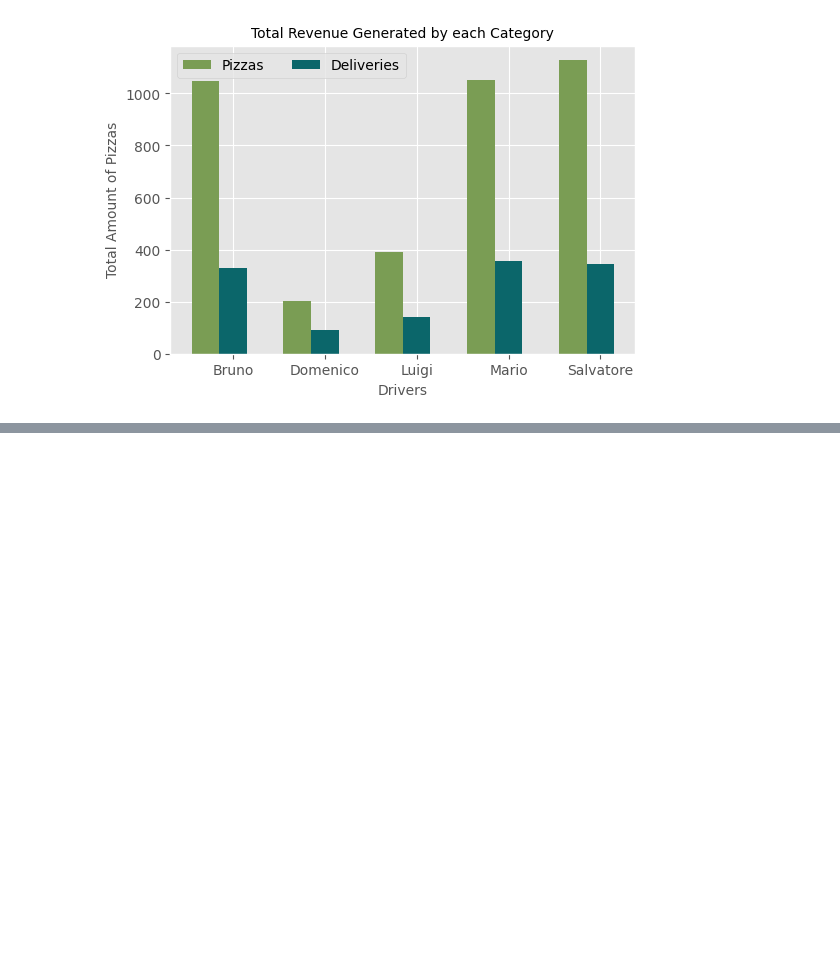
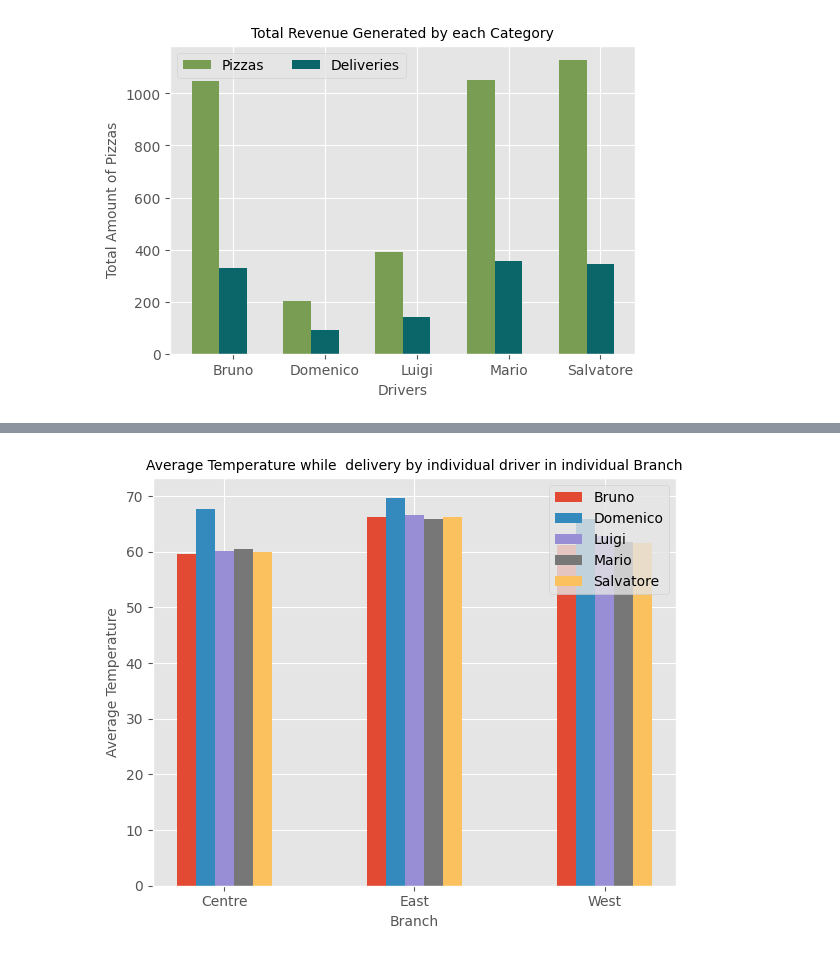
Before and after one commit to abhisunny2610/Data-Science, a Jupyter notebook: Visualization/Pizza Delivery Visualization.ipynb, the cells around one changed output, grey strips where cells are left out. Saved outputs shown, nothing was run; the diff lists cells and outputs as text; code cells hidden in the pictures; blank space fills up the shorter version.

```diff
--- a/Visualization/Pizza Delivery Visualization.ipynb
+++ b/Visualization/Pizza Delivery Visualization.ipynb
@@ -362,0 +365,2 @@ plt.show()
+# %%
+average_temp_by_driver = branch_group.apply(lambda group:group.groupby("driver")["temperature"].mean())
@@ -362,0 +375,23 @@ plt.show()
+# %%
+fig, axes = plt.subplots(figsize=(6,5), tight_layout=True)
+
+width = 0.1
+offset= 0
+
+labels = np.arange(len(average_temp_by_driver.index))
+
+for branch, values in average_temp_by_driver.items():
+    axes.bar(labels+offset, values, width=width, label=branch)
+    offset +=width
+
+midpoint = labels+(len(average_temp_by_driver.columns)*width)/2
+axes.set_xticks(midpoint-(width/2), average_temp_by_driver.index)
+
+axes.set_xlabel("Branch",  fontsize=10)
+axes.set_ylabel("Average Temperature",  fontsize=10)
+plt.title("Average Temperature while  delivery by individual driver in individual Branch", fontsize=10)
+
+axes.legend()
+plt.show()
+# %% [output]
+[figure, added]
```
Also changed, not shown: parts of 8 cells of this notebook.
